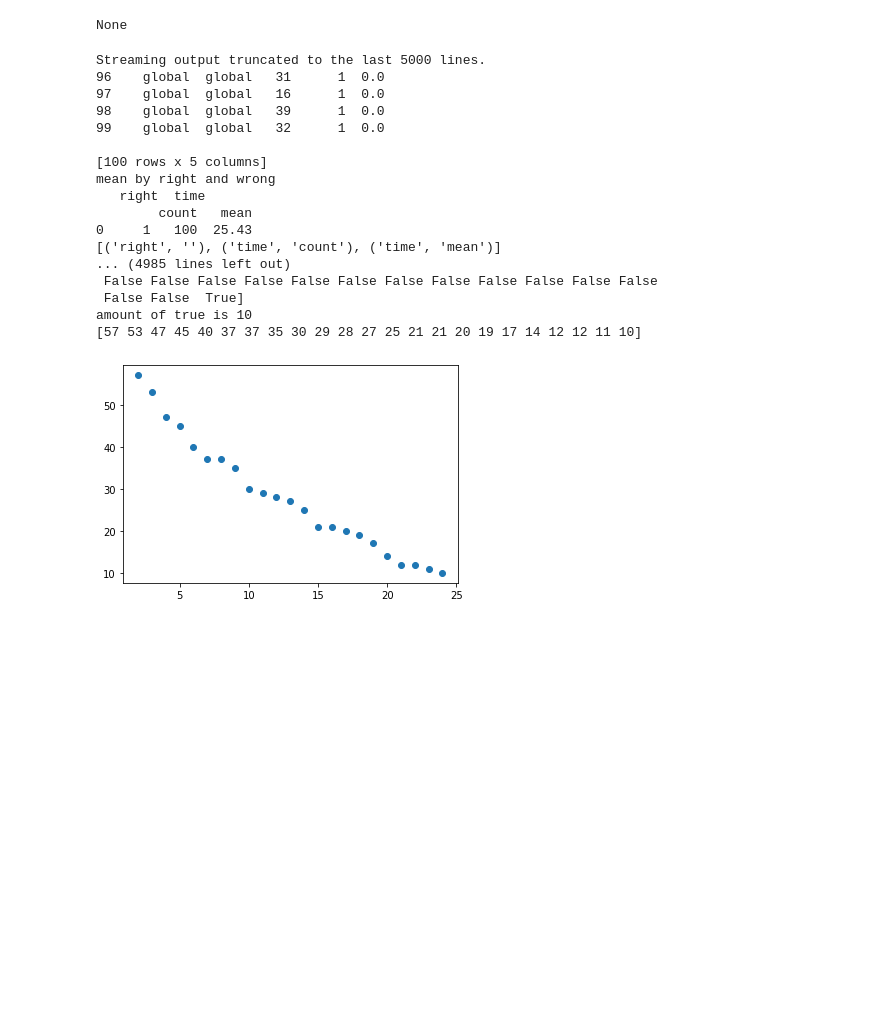
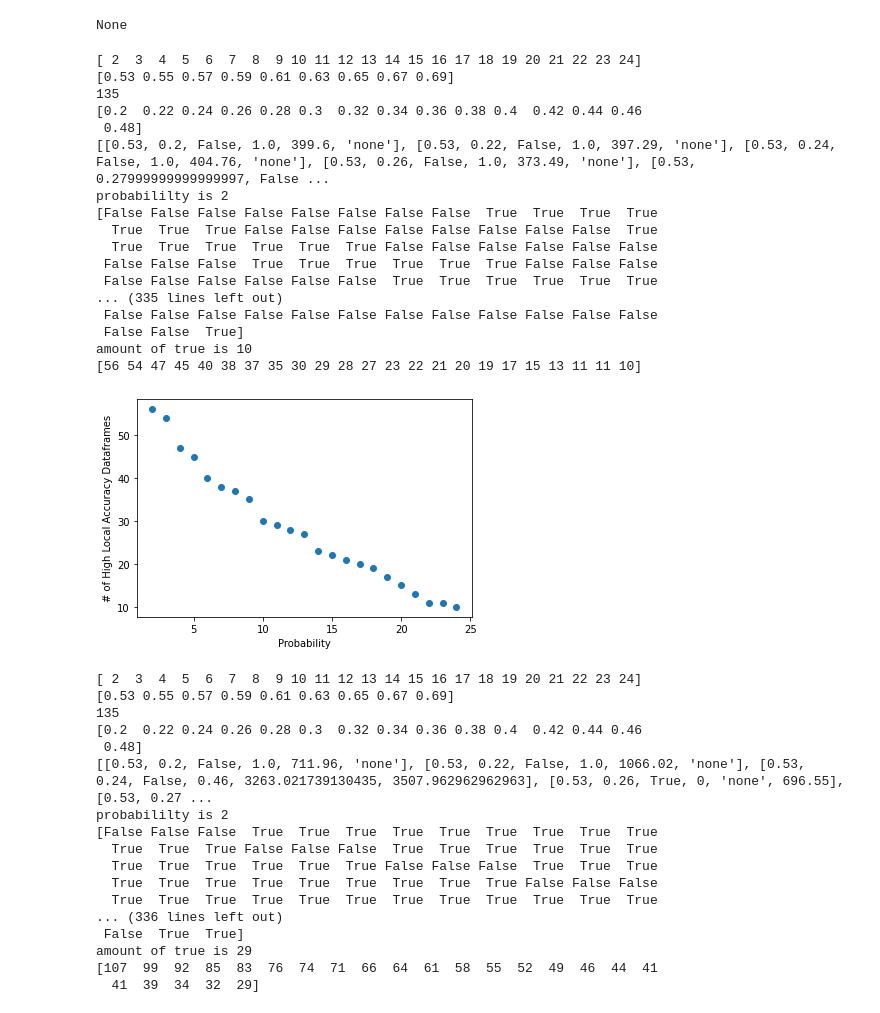
Before and after one commit to yGit741/comdepri, a Jupyter notebook: accuracy_simulation_210121.ipynb, the cells around one changed output. Cells and saved outputs as stored; diff of their text form; code cells hidden in the pictures; blank space fills up the shorter version.

```diff
--- a/accuracy_simulation_210121.ipynb
+++ b/accuracy_simulation_210121.ipynb
@@ -311,47 +312,65 @@ def optimal_prob_df(globalmin = 0.53, globalmax=0.7, localmin=0.2, localmax=0.49
         d_for_accuracy = []
         for x in glob_array:
             for y in loc_array:
               acc, av_global, av_local = df_average(N=100, global_s=x, local_s=y, p_global=p, n=n)
               if acc > acc_bound:
                   d_for_accuracy.append([x,y,False, acc, av_global, av_local])
               else:
                   d_for_accuracy.append([x,y,True, acc, av_global, av_local])
         print(d_for_accuracy)
         prob_work_array = np.array([d_for_accuracy[i][2] for i in range(samples)])
         print('probabililty is',p)
         print(prob_work_array)
         total_true = prob_work_array.sum()
         amount_of_true_lst.append(total_true)
         print('amount of true is', total_true)
     amount_of_true_array = np.array(amount_of_true_lst)
     print(amount_of_true_array)
     plt.scatter(prob_array, amount_of_true_array)
     plt.xlabel("Probability")
     plt.ylabel("# of High Local Accuracy Dataframes")
     plt.show()
                 #d.append([p,x,y,acc])
     #optimal_df = pd.DataFrame(data=d, columns=cols)
     return
 
-optimal_prob_df()
+optimal_prob_df(n=12)
+optimal_prob_df(n=6)
 #This is a new function trying to answer the question - is there a probability that would work for more signals than the signals we use?
-#The plot returning demonstrates the number of times a combination of global signal, local signal and probability was able to reach local boundaries "most of the time". The probabilities
+#The plot returning demonstrates the number of times a combination of global signal, local signal and probability was able to reach local boundaries "most of the time".
 # %% [output]
-Streaming output truncated to the last 5000 lines.
-96    global  global   31      1  0.0
-97    global  global   16      1  0.0
-98    global  global   39      1  0.0
-99    global  global   32      1  0.0
-
-[100 rows x 5 columns]
-mean by right and wrong
-   right  time
-        count   mean
-0     1   100  25.43
-[('right', ''), ('time', 'count'), ('time', 'mean')]
-... (4985 lines left out)
+[ 2  3  4  5  6  7  8  9 10 11 12 13 14 15 16 17 18 19 20 21 22 23 24]
+[0.53 0.55 0.57 0.59 0.61 0.63 0.65 0.67 0.69]
+135
+[0.2  0.22 0.24 0.26 0.28 0.3  0.32 0.34 0.36 0.38 0.4  0.42 0.44 0.46
+ 0.48]
+[[0.53, 0.2, False, 1.0, 399.6, 'none'], [0.53, 0.22, False, 1.0, 397.29, 'none'], [0.53, 0.24, False, 1.0, 404.76, 'none'], [0.53, 0.26, False, 1.0, 373.49, 'none'], [0.53, 0.27999999999999997, False ...
+probabililty is 2
+[False False False False False False False False  True  True  True  True
+  True  True  True False False False False False False False False  True
+  True  True  True  True  True  True False False False False False False
+ False False False  True  True  True  True  True  True False False False
+ False False False False False False  True  True  True  True  True  True
+... (335 lines left out)
  False False False False False False False False False False False False
  False False  True]
 amount of true is 10
-[57 53 47 45 40 37 37 35 30 29 28 27 25 21 21 20 19 17 14 12 12 11 10]
+[56 54 47 45 40 38 37 35 30 29 28 27 23 22 21 20 19 17 15 13 11 11 10]
-[figure, old version]
+[figure, new version]
+[ 2  3  4  5  6  7  8  9 10 11 12 13 14 15 16 17 18 19 20 21 22 23 24]
+[0.53 0.55 0.57 0.59 0.61 0.63 0.65 0.67 0.69]
+135
+[0.2  0.22 0.24 0.26 0.28 0.3  0.32 0.34 0.36 0.38 0.4  0.42 0.44 0.46
+ 0.48]
+[[0.53, 0.2, False, 1.0, 711.96, 'none'], [0.53, 0.22, False, 1.0, 1066.02, 'none'], [0.53, 0.24, False, 0.46, 3263.021739130435, 3507.962962962963], [0.53, 0.26, True, 0, 'none', 696.55], [0.53, 0.27 ...
+probabililty is 2
+[False False False  True  True  True  True  True  True  True  True  True
+  True  True  True False False False  True  True  True  True  True  True
+  True  True  True  True  True  True False False False  True  True  True
+  True  True  True  True  True  True  True  True  True False False False
+  True  True  True  True  True  True  True  True  True  True  True  True
+... (336 lines left out)
+ False  True  True]
+amount of true is 29
+[107  99  92  85  83  76  74  71  66  64  61  58  55  52  49  46  44  41
+  41  39  34  32  29]
```
Also changed, not shown: parts of 2 cells of this notebook.
